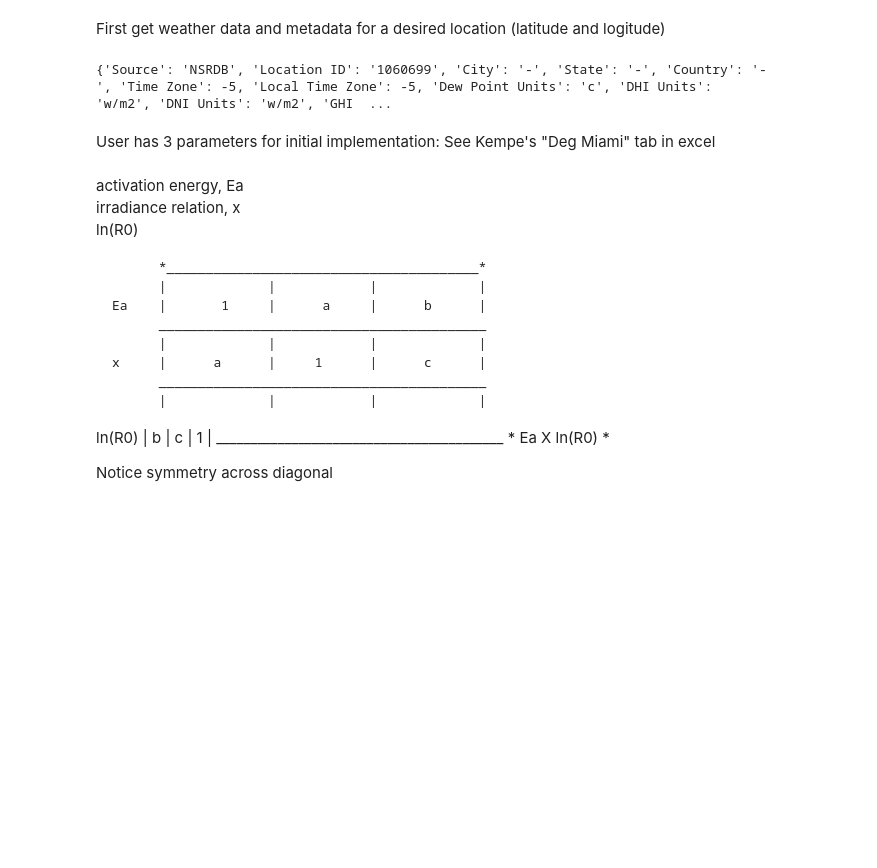
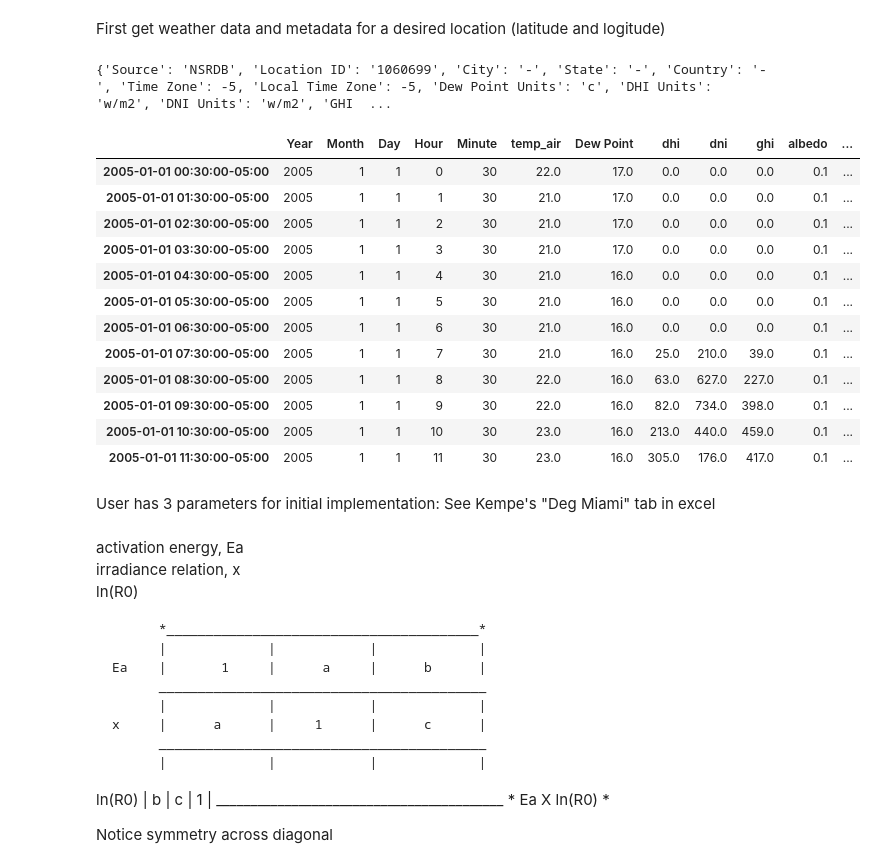
Before and after one commit to tobin-ford/Monte-Carlo, a Jupyter notebook: monte-carlo.ipynb, the cells around one changed output. Cells and saved outputs as stored; diff of their text form; code cells hidden in the pictures; blank space fills up the shorter version.

```diff
--- a/monte-carlo.ipynb
+++ b/monte-carlo.ipynb
@@ -24,6 +24,22 @@ WEATHER, METADATA = pvlib.iotools.get_psm3(latitude, longitude, API_KEY, email,
 print(METADATA)
 # %% [output]
 {'Source': 'NSRDB', 'Location ID': '1060699', 'City': '-', 'State': '-', 'Country': '-', 'Time Zone': -5, 'Local Time Zone': -5, 'Dew Point Units': 'c', 'DHI Units': 'w/m2', 'DNI Units': 'w/m2', 'GHI  ...
+# %%
+WEATHER.head(12)
+# %% [output]
+|  | Year | Month | Day | Hour | Minute | temp_air | Dew Point | dhi | dni | ghi | albedo | ... |
+| 2005-01-01 00:30:00-05:00 | 2005 | 1 | 1 | 0 | 30 | 22.0 | 17.0 | 0.0 | 0.0 | 0.0 | 0.1 | ... |
+| 2005-01-01 01:30:00-05:00 | 2005 | 1 | 1 | 1 | 30 | 21.0 | 17.0 | 0.0 | 0.0 | 0.0 | 0.1 | ... |
+| 2005-01-01 02:30:00-05:00 | 2005 | 1 | 1 | 2 | 30 | 21.0 | 17.0 | 0.0 | 0.0 | 0.0 | 0.1 | ... |
+| 2005-01-01 03:30:00-05:00 | 2005 | 1 | 1 | 3 | 30 | 21.0 | 17.0 | 0.0 | 0.0 | 0.0 | 0.1 | ... |
+| 2005-01-01 04:30:00-05:00 | 2005 | 1 | 1 | 4 | 30 | 21.0 | 16.0 | 0.0 | 0.0 | 0.0 | 0.1 | ... |
+| 2005-01-01 05:30:00-05:00 | 2005 | 1 | 1 | 5 | 30 | 21.0 | 16.0 | 0.0 | 0.0 | 0.0 | 0.1 | ... |
+| 2005-01-01 06:30:00-05:00 | 2005 | 1 | 1 | 6 | 30 | 21.0 | 16.0 | 0.0 | 0.0 | 0.0 | 0.1 | ... |
+| 2005-01-01 07:30:00-05:00 | 2005 | 1 | 1 | 7 | 30 | 21.0 | 16.0 | 25.0 | 210.0 | 39.0 | 0.1 | ... |
+| 2005-01-01 08:30:00-05:00 | 2005 | 1 | 1 | 8 | 30 | 22.0 | 16.0 | 63.0 | 627.0 | 227.0 | 0.1 | ... |
+| 2005-01-01 09:30:00-05:00 | 2005 | 1 | 1 | 9 | 30 | 22.0 | 16.0 | 82.0 | 734.0 | 398.0 | 0.1 | ... |
+| 2005-01-01 10:30:00-05:00 | 2005 | 1 | 1 | 10 | 30 | 23.0 | 16.0 | 213.0 | 440.0 | 459.0 | 0.1 | ... |
+| 2005-01-01 11:30:00-05:00 | 2005 | 1 | 1 | 11 | 30 | 23.0 | 16.0 | 305.0 | 176.0 | 417.0 | 0.1 | ... |
 # %% [markdown]
 User has 3 parameters for initial implementation: See Kempe's "Deg Miami" tab in excel<br>
 # %% [markdown]
```
Also changed, not shown: parts of 5 cells of this notebook.
